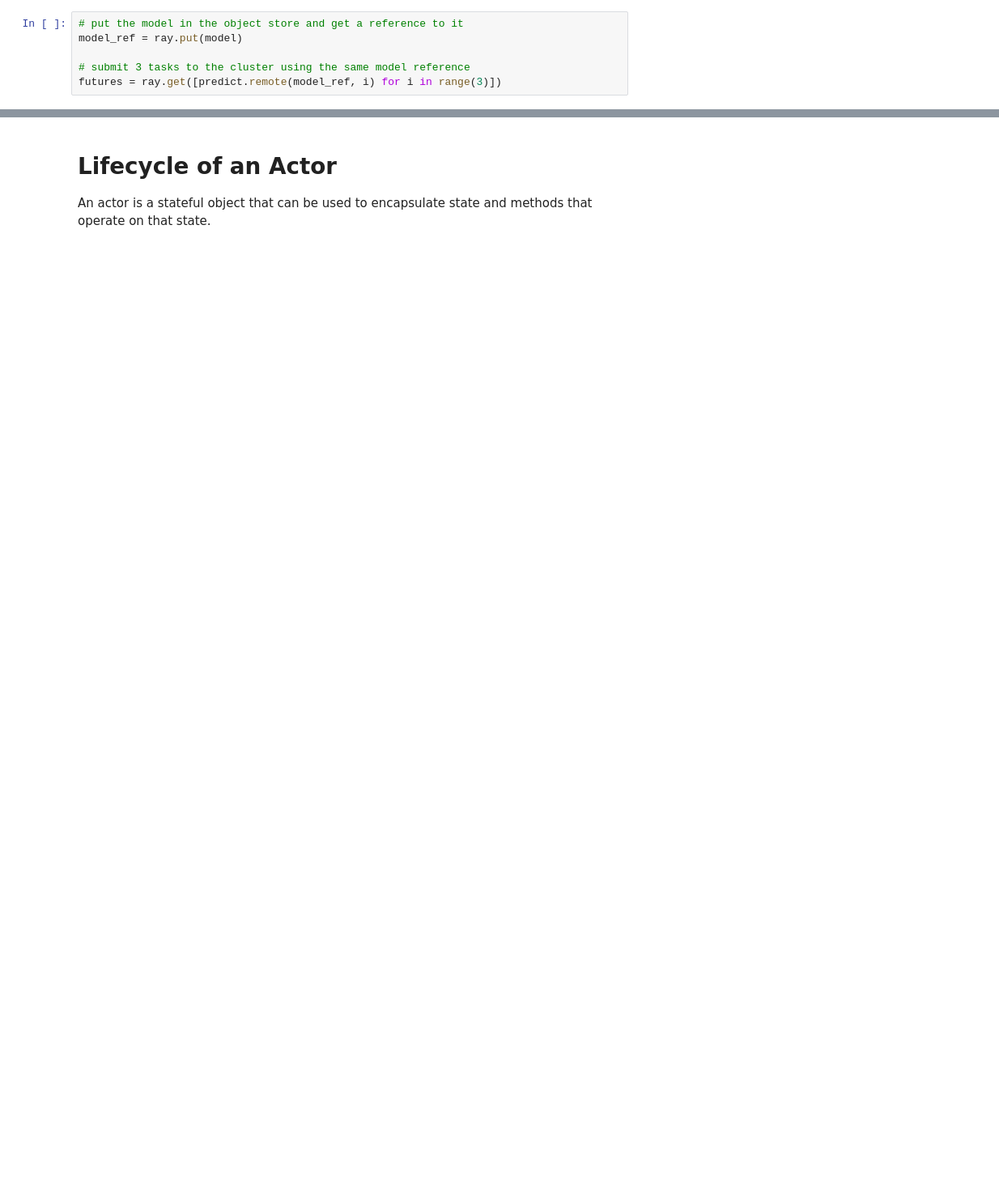
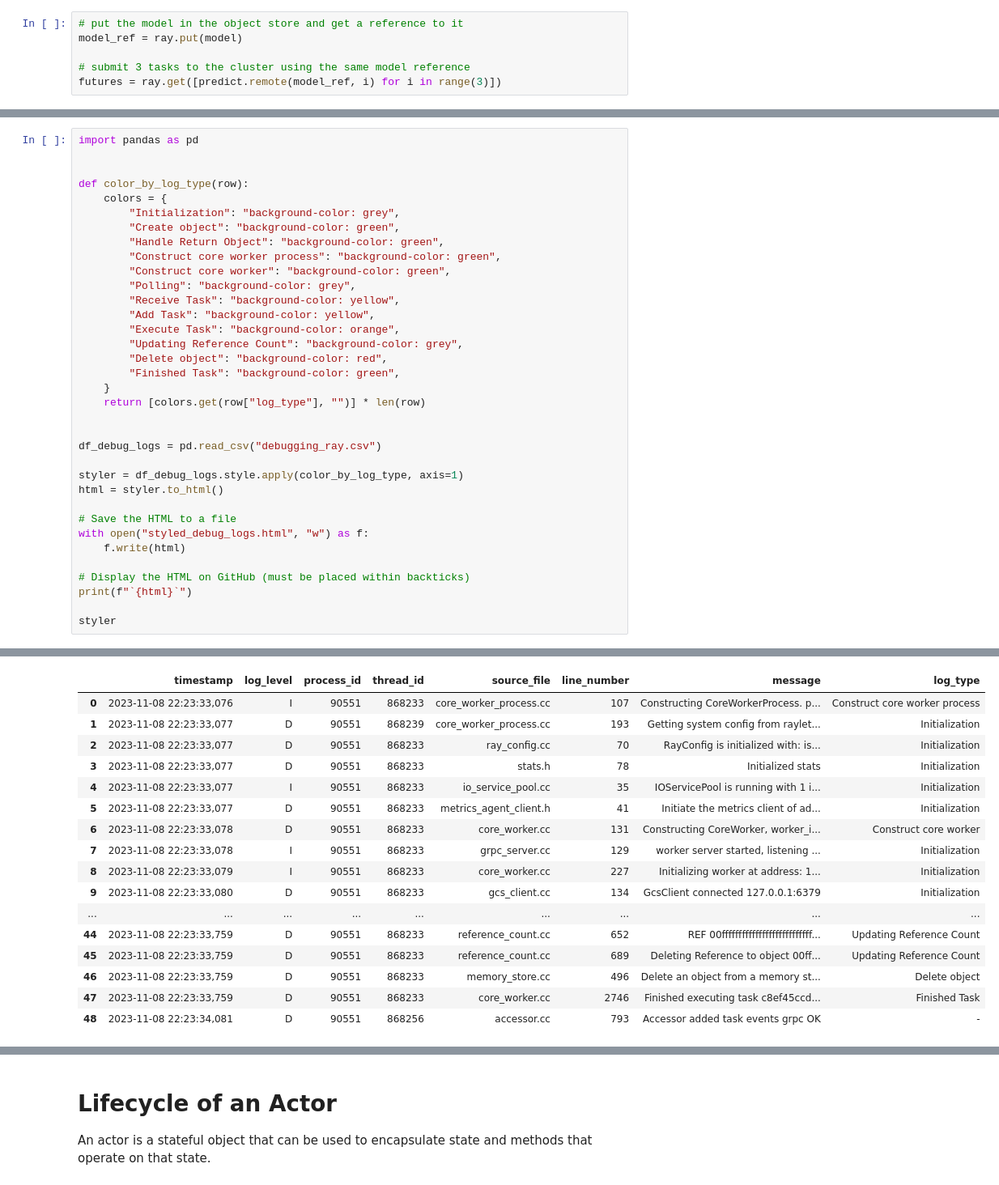
Before and after one commit to anyscale/intro-to-ray-core, a Jupyter notebook: lifecycle_task_actor.ipynb, the cells around one changed output, grey strips where cells are left out. Shown: that part at 81% size. Saved outputs shown, nothing was run; the diff lists cells and outputs as text; blank space fills up the shorter version.

Commit message:
add task debug logging and categorization

```diff
--- a/lifecycle_task_actor.ipynb
+++ b/lifecycle_task_actor.ipynb
@@ -220,0 +246,36 @@ futures = ray.get([predict.remote(model_ref, i) for i in range(3)])
+# %%
+import pandas as pd
+
+
+def color_by_log_type(row):
+    colors = {
+        "Initialization": "background-color: grey",
+        "Create object": "background-color: green",
+        "Handle Return Object": "background-color: green",
+        "Construct core worker process": "background-color: green",
+        "Construct core worker": "background-color: green",
+        "Polling": "background-color: grey",
+        "Receive Task": "background-color: yellow",
+        "Add Task": "background-color: yellow",
+        "Execute Task": "background-color: orange",
+        "Updating Reference Count": "background-color: grey",
+        "Delete object": "background-color: red",
+        "Finished Task": "background-color: green",
+    }
+    return [colors.get(row["log_type"], "")] * len(row)
+
+
+df_debug_logs = pd.read_csv("debugging_ray.csv")
+
+styler = df_debug_logs.style.apply(color_by_log_type, axis=1)
+html = styler.to_html()
+
+# Save the HTML to a file
+with open("styled_debug_logs.html", "w") as f:
+    f.write(html)
+
+# Display the HTML on GitHub (must be placed within backticks)
+print(f"`{html}`")
+
+styler
+# %% [output]
@@ -220,0 +299,17 @@ futures = ray.get([predict.remote(model_ref, i) for i in range(3)])
+|  | timestamp | log_level | process_id | thread_id | source_file | line_number | message | log_type |
+| 0 | 2023-11-08 22:23:33,076 | I | 90551 | 868233 | core_worker_process.cc | 107 | Constructing CoreWorkerProcess. p... | Construct core worker process |
+| 1 | 2023-11-08 22:23:33,077 | D | 90551 | 868239 | core_worker_process.cc | 193 | Getting system config from raylet... | Initialization |
+| 2 | 2023-11-08 22:23:33,077 | D | 90551 | 868233 | ray_config.cc | 70 | RayConfig is initialized with: is... | Initialization |
+| 3 | 2023-11-08 22:23:33,077 | D | 90551 | 868233 | stats.h | 78 | Initialized stats | Initialization |
+| 4 | 2023-11-08 22:23:33,077 | I | 90551 | 868233 | io_service_pool.cc | 35 | IOServicePool is running with 1 i... | Initialization |
+| 5 | 2023-11-08 22:23:33,077 | D | 90551 | 868233 | metrics_agent_client.h | 41 | Initiate the metrics client of ad... | Initialization |
+| 6 | 2023-11-08 22:23:33,078 | D | 90551 | 868233 | core_worker.cc | 131 | Constructing CoreWorker, worker_i... | Construct core worker |
+| 7 | 2023-11-08 22:23:33,078 | I | 90551 | 868233 | grpc_server.cc | 129 | worker server started, listening ... | Initialization |
+| 8 | 2023-11-08 22:23:33,079 | I | 90551 | 868233 | core_worker.cc | 227 | Initializing worker at address: 1... | Initialization |
+| 9 | 2023-11-08 22:23:33,080 | D | 90551 | 868233 | gcs_client.cc | 134 | GcsClient connected 127.0.0.1:6379 | Initialization |
+| ... | ... | ... | ... | ... | ... | ... | ... | ... |
+| 44 | 2023-11-08 22:23:33,759 | D | 90551 | 868233 | reference_count.cc | 652 | REF 00fffffffffffffffffffffffffff... | Updating Reference Count |
+| 45 | 2023-11-08 22:23:33,759 | D | 90551 | 868233 | reference_count.cc | 689 | Deleting Reference to object 00ff... | Updating Reference Count |
+| 46 | 2023-11-08 22:23:33,759 | D | 90551 | 868233 | memory_store.cc | 496 | Delete an object from a memory st... | Delete object |
+| 47 | 2023-11-08 22:23:33,759 | D | 90551 | 868233 | core_worker.cc | 2746 | Finished executing task c8ef45ccd... | Finished Task |
+| 48 | 2023-11-08 22:23:34,081 | D | 90551 | 868256 | accessor.cc | 793 | Accessor added task events grpc OK | - |
```
Also changed, not shown: parts of 5 cells of this notebook.
